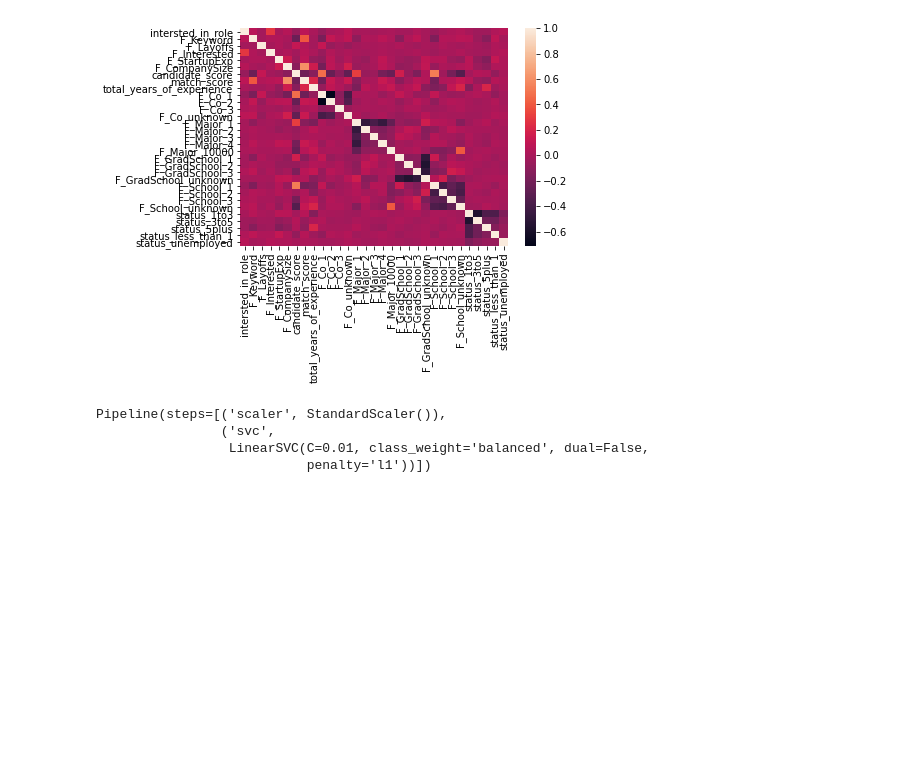
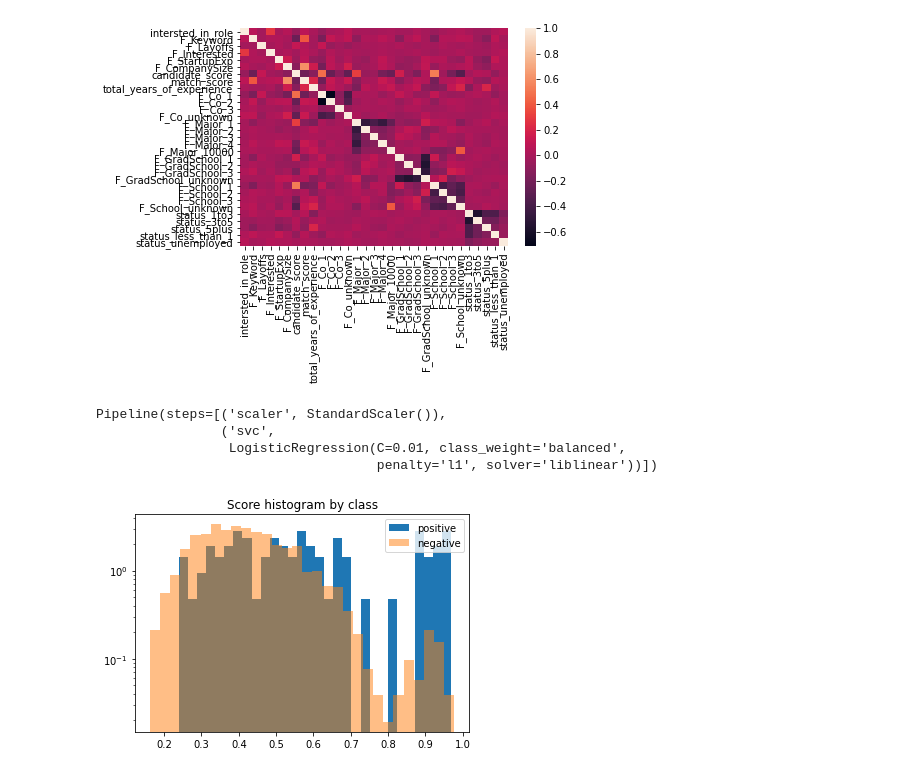
Before and after one commit to shengshuyang/vault, a Jupyter notebook: dover/dover.ipynb, the cells around one changed output. Saved outputs shown, nothing was run; the diff lists cells and outputs as text; code cells hidden in the pictures; blank space fills up the shorter version.

```diff
--- a/dover/dover.ipynb
+++ b/dover/dover.ipynb
@@ -132,16 +132,18 @@ X_train, X_test, y_train, y_test = \
     train_test_split(X, y, test_size=0.2, stratify=y)
 # %%
 from sklearn.svm import LinearSVC
+from sklearn.linear_model import LogisticRegression
 from sklearn.preprocessing import StandardScaler
 from sklearn.pipeline import Pipeline
 pipe = Pipeline([
     ('scaler', StandardScaler()),
-    ('svc', LinearSVC(C=1.0e-2, penalty='l1', dual=False, loss='squared_hinge', class_weight='balanced'))
+    # ('svc', LinearSVC(C=1.0e-2, penalty='l1', dual=False, loss='squared_hinge', class_weight='balanced')),
+    ('svc', LogisticRegression(C=1.0e-2, penalty='l1', solver='liblinear', dual=False, class_weight='balanced')),
 ])
 
 pipe.fit(X_train, y_train)
 # %% [output]
 Pipeline(steps=[('scaler', StandardScaler()),
                 ('svc',
-                 LinearSVC(C=0.01, class_weight='balanced', dual=False,
-                           penalty='l1'))])
+                 LogisticRegression(C=0.01, class_weight='balanced',
+                                    penalty='l1', solver='liblinear'))])
@@ -151,3 +150,14 @@ y_train_pred = pipe.predict(X_train)
+# %%
+y_test_pred = pipe.predict(X_test)
+y_test_prob = pipe.predict_proba(X_test)
+
+plt.hist(y_test_prob[y_test == 1][:, 1], bins=30, alpha=1.0, label='positive', log=True, density=True)
+plt.hist(y_test_prob[y_test == 0][:, 1], bins=30, alpha=0.5, label='negative', log=True, density=True)
+plt.legend(loc='upper right')
+plt.title('Score histogram by class')
+plt.show()
+# %% [output]
+[figure, added]
 # %%
 from sklearn.metrics import accuracy_score, roc_auc_score, f1_score
 from sklearn.metrics import roc_curve
```
Also changed, not shown: parts of 3 cells of this notebook, 1 other file.
